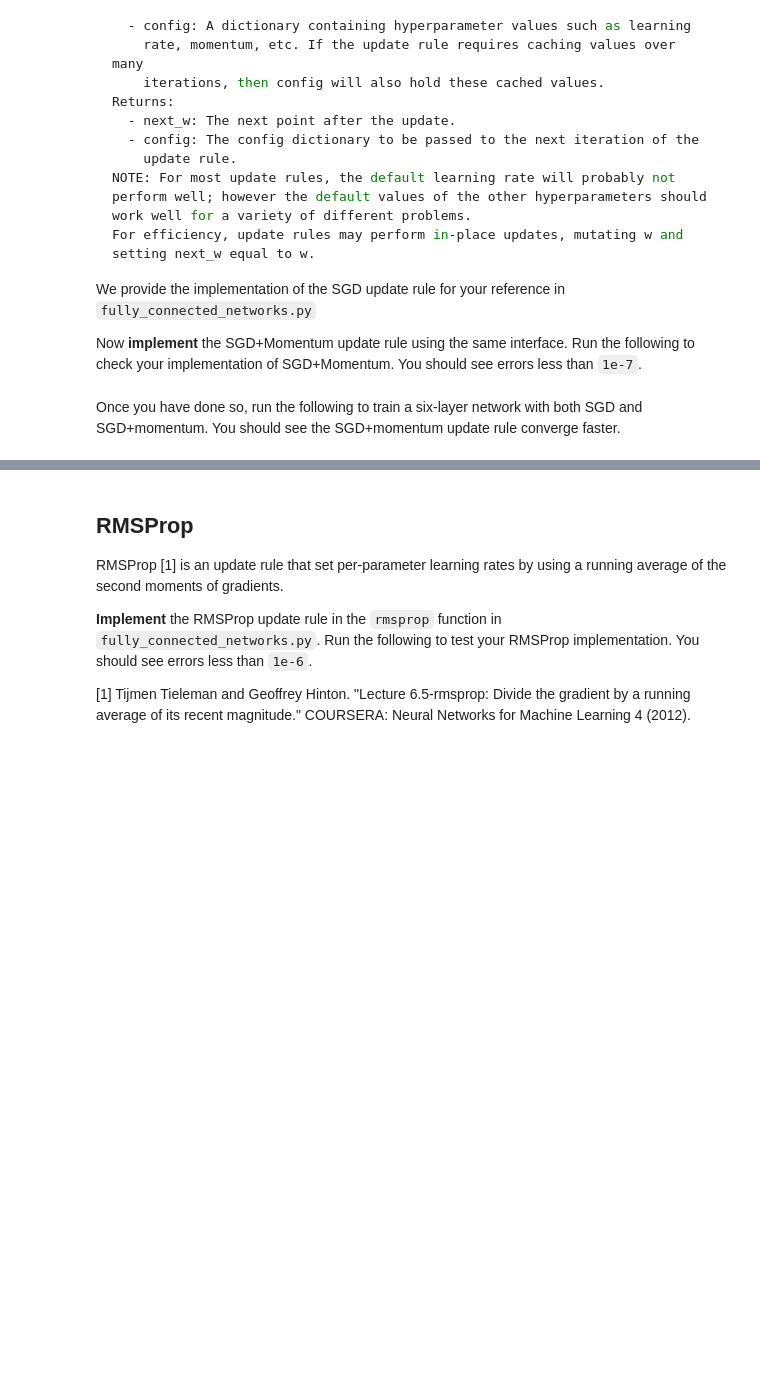
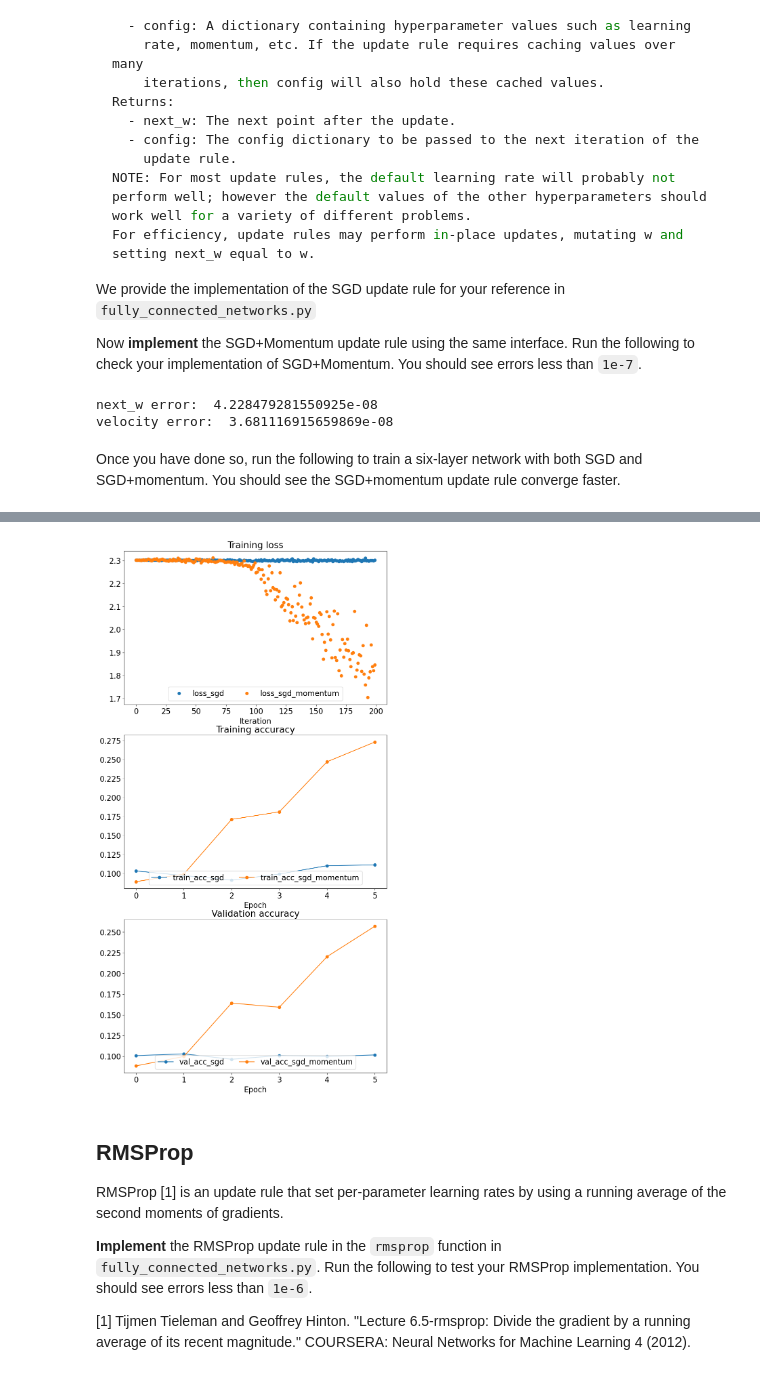
Before and after one commit to sorceressyidi/CSLearning, a Jupyter notebook: CVDL/A3/fully_connected_networks.ipynb, the cells around one changed output, grey strips where cells are left out. Drawn from its saved outputs; the diff is of its cells as text; code cells hidden in the pictures; blank space fills up the shorter version.

```diff
--- a/CVDL/A3/fully_connected_networks.ipynb
+++ b/CVDL/A3/fully_connected_networks.ipynb
@@ -545,23 +689,23 @@ plt.show()
 If you're satisfied with your model's performance, save the overfit model. Just a sanity check, we evaluate it one the training set again to verify that the saved weights have the correct performance.
 # %%
 # Set path
-path = os.path.join(GOOGLE_DRIVE_PATH, 'best_overfit_five_layer_net.pth')
+path = os.path.join('model', 'best_overfit_five_layer_net.pth')
 solver.model.save(path)
 
 
 # Create a new instance  -- Note that hidden dims being different doesn't matter here.
-model = FullyConnectedNet(hidden_dims=[100, ], dtype=torch.float32, device='cuda')
+model = FullyConnectedNet(hidden_dims=[100, ], dtype=torch.float32, device='mps:0')
 solver = Solver(model, small_data,
                 print_every=10, num_epochs=20, batch_size=25,
                 optim_config={
                   'learning_rate': learning_rate,
                 },
-                device='cuda',
+                device='mps:0',
          )
 
 
 # Load model
-solver.model.load(path, dtype=torch.float32, device='cuda')
+solver.model.load(path, dtype=torch.float32, device='mps:0')
 
 # Evaluate on validation set
 accuracy = solver.check_accuracy(solver.X_train, solver.y_train)
@@ -605,9 +753,9 @@ from fully_connected_networks import sgd_momentum
 reset_seed(0)
 
 N, D = 4, 5
-w = torch.linspace(-0.4, 0.6, steps=N*D, dtype=torch.float64, device='cuda').reshape(N, D)
-dw = torch.linspace(-0.6, 0.4, steps=N*D, dtype=torch.float64, device='cuda').reshape(N, D)
-v = torch.linspace(0.6, 0.9, steps=N*D, dtype=torch.float64, device='cuda').reshape(N, D)
+w = torch.linspace(-0.4, 0.6, steps=N*D, dtype=torch.float32, device='mps:0').reshape(N, D)
+dw = torch.linspace(-0.6, 0.4, steps=N*D, dtype=torch.float32, device='mps:0').reshape(N, D)
+v = torch.linspace(0.6, 0.9, steps=N*D, dtype=torch.float32, device='mps:0').reshape(N, D)
 
 config = {'learning_rate': 1e-3, 'velocity': v}
 next_w, _ = sgd_momentum(w, dw, config=config)
@@ -617,17 +765,20 @@ expected_next_w = torch.tensor([
   [ 0.47454737,  0.54133684,  0.60812632,  0.67491579,  0.74170526],
   [ 0.80849474,  0.87528421,  0.94207368,  1.00886316,  1.07565263],
   [ 1.14244211,  1.20923158,  1.27602105,  1.34281053,  1.4096    ]],
-   dtype=torch.float64, device='cuda')
+   dtype=torch.float32, device='mps:0')
 expected_velocity = torch.tensor([
   [ 0.5406,      0.55475789,  0.56891579, 0.58307368,  0.59723158],
   [ 0.61138947,  0.62554737,  0.63970526,  0.65386316,  0.66802105],
   [ 0.68217895,  0.69633684,  0.71049474,  0.72465263,  0.73881053],
   [ 0.75296842,  0.76712632,  0.78128421,  0.79544211,  0.8096    ]],
-   dtype=torch.float64, device='cuda')
+   dtype=torch.float32, device='mps:0')
 
 # Should see relative errors around e-8 or less
 print('next_w error: ', eecs598.grad.rel_error(next_w, expected_next_w))
 print('velocity error: ', eecs598.grad.rel_error(expected_velocity, config['velocity']))
+# %% [output]
+next_w error:  4.228479281550925e-08
+velocity error:  3.681116915659869e-08
 # %% [markdown]
 Once you have done so, run the following to train a six-layer network with both SGD and SGD+momentum. You should see the SGD+momentum update rule converge faster.
 # %%
@@ -650,7 +801,7 @@ solvers = {}
 for update_rule_name, update_rule_fn in [('sgd', sgd), ('sgd_momentum', sgd_momentum)]:
   print('running with ', update_rule_name)
   model = FullyConnectedNet([100, 100, 100, 100, 100], weight_scale=5e-2,
-                            dtype=torch.float32, device='cuda')
+                            dtype=torch.float32, device='mps:0')
 
   solver = Solver(model, small_data,
                   num_epochs=5, batch_size=100,
@@ -660,7 +811,7 @@ for update_rule_name, update_rule_fn in [('sgd', sgd), ('sgd_momentum', sgd_mome
                   },
                   print_every=1000,
                   verbose=True,
-                  device='cuda')
+                  device='mps:0')
   solvers[update_rule_name] = solver
   solver.train()
   print()
@@ -689,3 +840,4 @@ plt.legend(loc='lower center', ncol=4)
 
 plt.gcf().set_size_inches(10, 20)
 plt.show()
+# %% [output]
@@ -692,3 +861,4 @@ plt.show()
+[figure, added]
 # %% [markdown]
 ## RMSProp
 RMSProp [1] is an update rule that set per-parameter learning rates by using a running average of the second moments of gradients.
```
Also changed, not shown: parts of 28 cells of this notebook, 23 other files.
